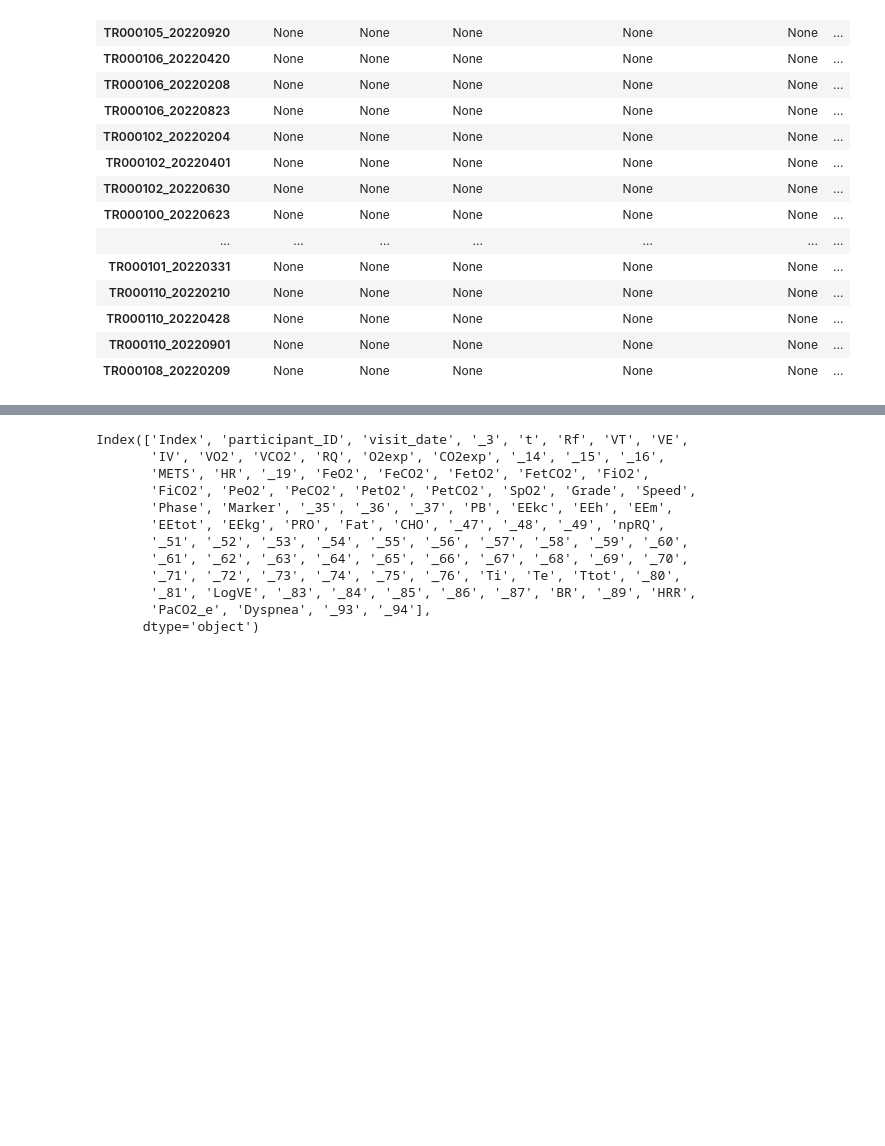
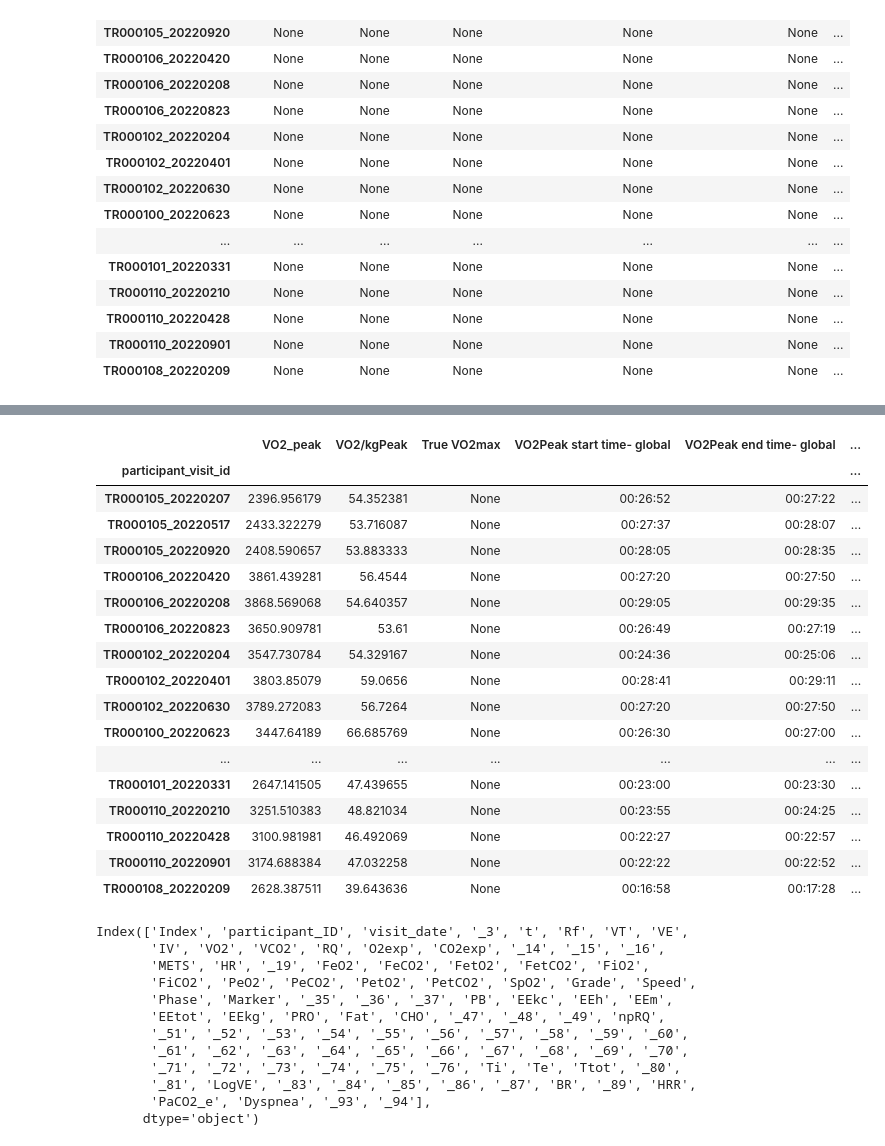
Before and after one commit to myschne/SI485Project, a Jupyter notebook: MIPACEFeatExt.ipynb, the cells around one changed output, grey strips where cells are left out. Cells and saved outputs as stored; diff of their text form; code cells hidden in the pictures; blank space fills up the shorter version.

```diff
--- a/MIPACEFeatExt.ipynb
+++ b/MIPACEFeatExt.ipynb
@@ -123,14 +123,3 @@ VO2_outcome_df
 | TR000110_20220428 | None | None | None | None | None | ... |
 | TR000110_20220901 | None | None | None | None | None | ... |
 | TR000108_20220209 | None | None | None | None | None | ... |
-# %%
-#Get VO2 Peak
-def get_VO2_peak(df_dictionary,result_df):
-    id_list = list(result_df.index)
-    for id in id_list:
-        VO2_peak = df_dictionary[id]['VO2'].rolling(window=30).mean().max()
-        result_df.loc[id]['VO2_peak'] = VO2_peak
-    return result_df
-
-VO2_outcome_df = get_VO2_peak(participant_df,VO2_outcome_df)
-VO2_outcome_df
@@ -156,9 +125,0 @@ VO2_outcome_df
-# %%
-
-def get_VO2_kg_peak(df_dictionary, result_df):
-    for id in list(result_df.index):
-        VO2_kg_peak = df_dictionary[id]['_16'].rolling(window=30).mean().max()
-        result_df.loc[id]['VO2/kgPeak'] = VO2_kg_peak
-    return result_df
-VO2_outcome_df = get_VO2_kg_peak(participant_df, VO2_outcome_df)
-VO2_outcome_df
@@ -184,3 +170,75 @@ VO2_outcome_df
+# %%
+def get_VO2_kg_peak(df_dictionary, result_df):
+    id_list = list(result_df.index)
+    for id in id_list:
+        df = df_dictionary[id]
+
+        # Convert 'timestamp' to seconds elapsed
+        df['seconds_elapsed'] = df['t'].apply(
+            lambda x: int(x.split(':')[0]) * 3600 + int(x.split(':')[1]) * 60 + int(x.split(':')[2])
+        )
+
+        # Initialize variables for tracking VO2_peak and VO2/kgPeak
+        peak_value = float('-inf')
+        peak_start_time = None
+        peak_end_time = None
+        kg_peak_value = None
+
+        # Iterate through each row to compute the rolling mean based on a 30-second window
+        for i, current_row in df.iterrows():
+            current_time = current_row['seconds_elapsed']
+            window_end = current_time
+            window_start = current_time - 30
+
+            # Select rows within the 30-second window
+            window_data_VO2 = df[(df['seconds_elapsed'] >= window_start) & (df['seconds_elapsed'] <= window_end)]['VO2']
+            rolling_mean_VO2 = window_data_VO2.mean()
+
+            # Update the peak value and corresponding time window
+            if rolling_mean_VO2 > peak_value:
+                peak_value = rolling_mean_VO2
+                peak_start_time = window_start
+                peak_end_time = window_end
+
+                # Find the rolling mean of the _16 column for the same interval
+                window_data_16 = df[(df['seconds_elapsed'] >= window_start) & (df['seconds_elapsed'] <= window_end)]['_16']
+                kg_peak_value = window_data_16.mean()
+
+        # Convert seconds back to HH:MM:SS format
+        def seconds_to_hhmmss(seconds):
+            hours = seconds // 3600
+            minutes = (seconds % 3600) // 60
+            seconds = seconds % 60
+            return f"{hours:02}:{minutes:02}:{seconds:02}"
+
+        # Record results in the result DataFrame
+        result_df.loc[id, 'VO2_peak'] = peak_value
+        result_df.loc[id, 'VO2Peak start time- global'] = seconds_to_hhmmss(peak_start_time)
+        result_df.loc[id, 'VO2Peak end time- global'] = seconds_to_hhmmss(peak_end_time)
+        result_df.loc[id, 'VO2/kgPeak'] = kg_peak_value
+    return result_df
+
+VO2_outcome_df = get_VO2_kg_peak(participant_df, VO2_outcome_df)
+VO2_outcome_df
+# %% [output]
+|  | VO2_peak | VO2/kgPeak | True VO2max | VO2Peak start time- global | VO2Peak end time- global | ... |
+| participant_visit_id |  |  |  |  |  | ... |
+| TR000105_20220207 | 2396.956179 | 54.352381 | None | 00:26:52 | 00:27:22 | ... |
+| TR000105_20220517 | 2433.322279 | 53.716087 | None | 00:27:37 | 00:28:07 | ... |
+| TR000105_20220920 | 2408.590657 | 53.883333 | None | 00:28:05 | 00:28:35 | ... |
+| TR000106_20220420 | 3861.439281 | 56.4544 | None | 00:27:20 | 00:27:50 | ... |
+| TR000106_20220208 | 3868.569068 | 54.640357 | None | 00:29:05 | 00:29:35 | ... |
+| TR000106_20220823 | 3650.909781 | 53.61 | None | 00:26:49 | 00:27:19 | ... |
+| TR000102_20220204 | 3547.730784 | 54.329167 | None | 00:24:36 | 00:25:06 | ... |
+| TR000102_20220401 | 3803.85079 | 59.0656 | None | 00:28:41 | 00:29:11 | ... |
+| TR000102_20220630 | 3789.272083 | 56.7264 | None | 00:27:20 | 00:27:50 | ... |
+| TR000100_20220623 | 3447.64189 | 66.685769 | None | 00:26:30 | 00:27:00 | ... |
+| ... | ... | ... | ... | ... | ... | ... |
+| TR000101_20220331 | 2647.141505 | 47.439655 | None | 00:23:00 | 00:23:30 | ... |
+| TR000110_20220210 | 3251.510383 | 48.821034 | None | 00:23:55 | 00:24:25 | ... |
+| TR000110_20220428 | 3100.981981 | 46.492069 | None | 00:22:27 | 00:22:57 | ... |
+| TR000110_20220901 | 3174.688384 | 47.032258 | None | 00:22:22 | 00:22:52 | ... |
+| TR000108_20220209 | 2628.387511 | 39.643636 | None | 00:16:58 | 00:17:28 | ... |
 # %%
 # %% [output]
 Index(['Index', 'participant_ID', 'visit_date', '_3', 't', 'Rf', 'VT', 'VE',
```
Also changed, not shown: parts of 3 cells of this notebook.
